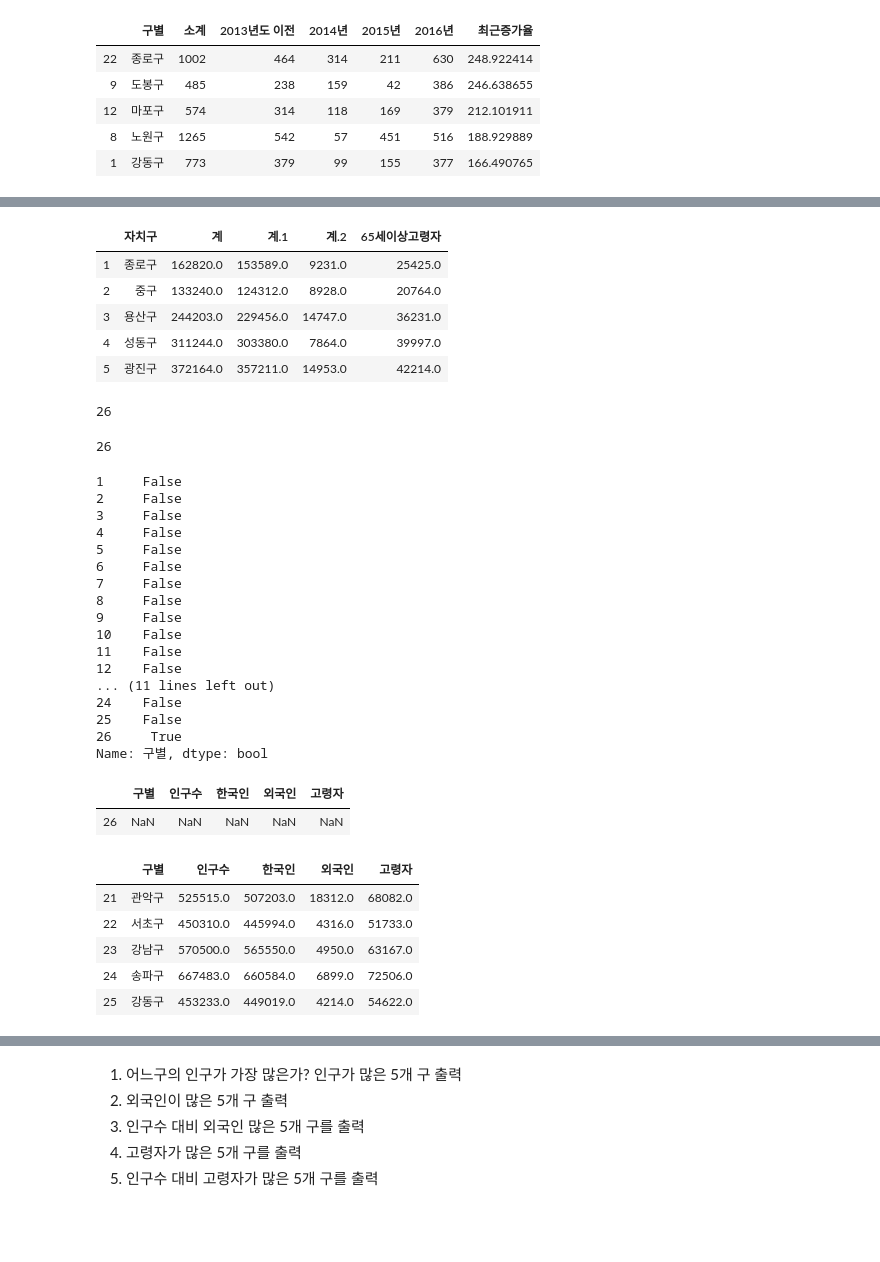
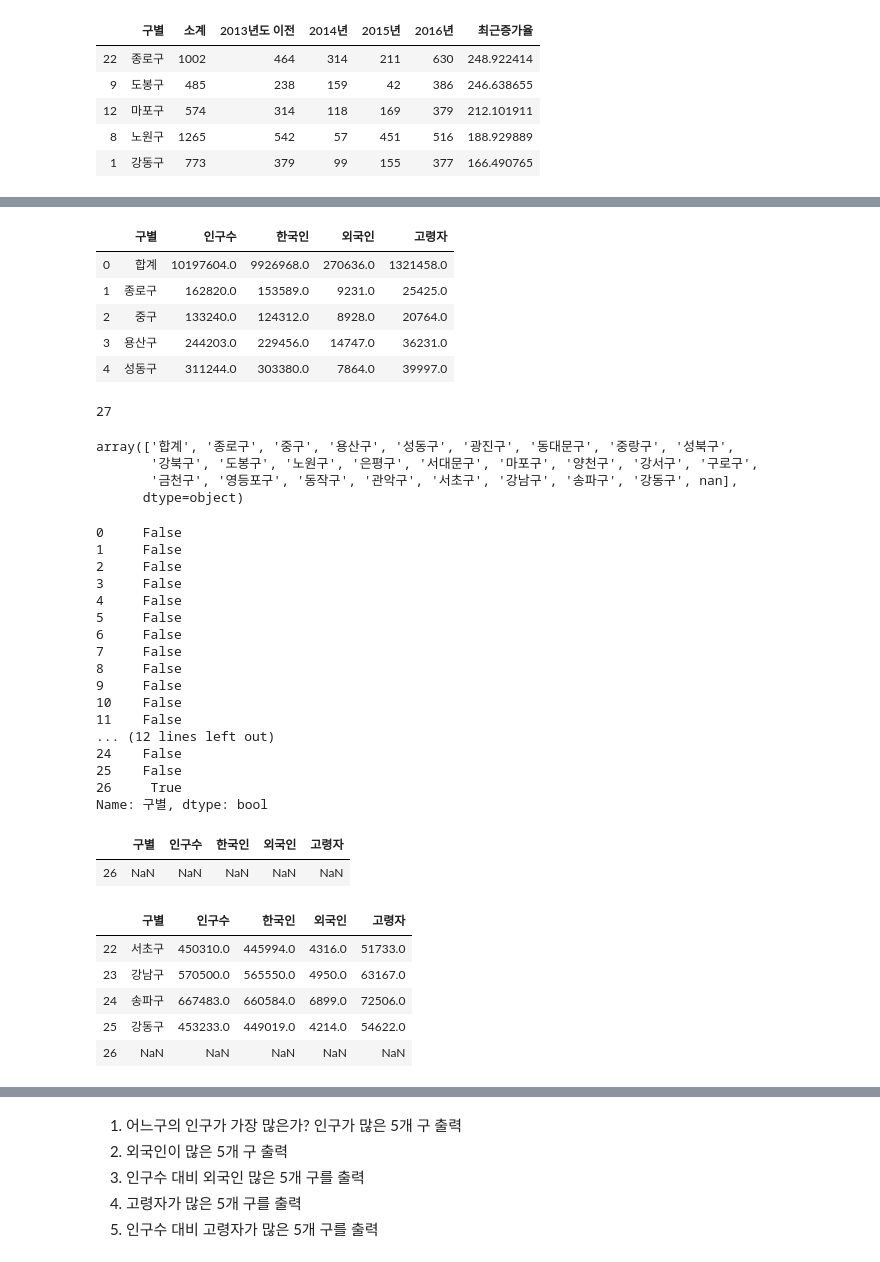
Before and after one commit to seolbee/pythonBigData, a Jupyter notebook: 파이썬_1021/서울시 구별 CCTV 현황 분석.ipynb, the cells around one changed output, grey strips where cells are left out. Saved outputs shown, nothing was run; the diff lists cells and outputs as text; code cells hidden in the pictures; blank space fills up the shorter version.

```diff
--- a/파이썬_1021/서울시 구별 CCTV 현황 분석.ipynb
+++ b/파이썬_1021/서울시 구별 CCTV 현황 분석.ipynb
@@ -239,13 +232,13 @@ pop_Seoul.head()
 # %%
-# pop_Seoul.drop(0, inplace=True) #합계행(0행) 삭제
+pop_Seoul.drop(0, inplace=True) #합계행(0행) 삭제
 pop_Seoul.head()
 # %% [output]
-|  | 자치구 | 계 | 계.1 | 계.2 | 65세이상고령자 |
+|  | 구별 | 인구수 | 한국인 | 외국인 | 고령자 |
+| 0 | 합계 | 10197604.0 | 9926968.0 | 270636.0 | 1321458.0 |
 | 1 | 종로구 | 162820.0 | 153589.0 | 9231.0 | 25425.0 |
 | 2 | 중구 | 133240.0 | 124312.0 | 8928.0 | 20764.0 |
 | 3 | 용산구 | 244203.0 | 229456.0 | 14747.0 | 36231.0 |
 | 4 | 성동구 | 311244.0 | 303380.0 | 7864.0 | 39997.0 |
-| 5 | 광진구 | 372164.0 | 357211.0 | 14953.0 | 42214.0 |
 # %%
 # -각 구가 모두 데이터로 있는지 확인 작업
 # 1. 구가 중복되어 있는지 (두번 이상 나타나면 안 됨)
@@ -256,12 +249,15 @@ pop_Seoul.head()
 #서울시 구는 25개 구
 len(pop_Seoul)
 # %% [output]
-26
+27
 # %%
 # 중복된 데이터는 제거하고 출력하는 함수(unique())
 pop_Seoul['구별'].unique()
 # %% [output]
-26
+array(['합계', '종로구', '중구', '용산구', '성동구', '광진구', '동대문구', '중랑구', '성북구',
+       '강북구', '도봉구', '노원구', '은평구', '서대문구', '마포구', '양천구', '강서구', '구로구',
+       '금천구', '영등포구', '동작구', '관악구', '서초구', '강남구', '송파구', '강동구', nan],
+      dtype=object)
 # %%
 # 구별 데이터에 nan 데이터가 들어있음 : nan = null -> 삭제 필요
 # nan에 해당하는 행 전체를 삭제 : 구별값이 nan인 행의 인덱스 확인
@@ -270,6 +266,7 @@ pop_Seoul['구별'].unique()
 
 pop_Seoul['구별'].isnull()
 # %% [output]
+0     False
 1     False
 2     False
 3     False
@@ -281,8 +278,7 @@ pop_Seoul['구별'].isnull()
 9     False
 10    False
 11    False
-12    False
-... (11 lines left out)
+... (12 lines left out)
 24    False
 25    False
 26     True
@@ -300,11 +296,11 @@ pop_Seoul[pop_Seoul['구별'].isnull()]
 pop_Seoul.tail()
 # %% [output]
 |  | 구별 | 인구수 | 한국인 | 외국인 | 고령자 |
-| 21 | 관악구 | 525515.0 | 507203.0 | 18312.0 | 68082.0 |
 | 22 | 서초구 | 450310.0 | 445994.0 | 4316.0 | 51733.0 |
 | 23 | 강남구 | 570500.0 | 565550.0 | 4950.0 | 63167.0 |
 | 24 | 송파구 | 667483.0 | 660584.0 | 6899.0 | 72506.0 |
 | 25 | 강동구 | 453233.0 | 449019.0 | 4214.0 | 54622.0 |
+| 26 | NaN | NaN | NaN | NaN | NaN |
 # %%
 # 인구수 대비 외국인과 고령자 비율 계산
 pop_Seoul['외국인비율'] = pop_Seoul['외국인'] / pop_Seoul['인구수'] * 100
```
Also changed, not shown: parts of 35 cells of this notebook, 2 other files.
